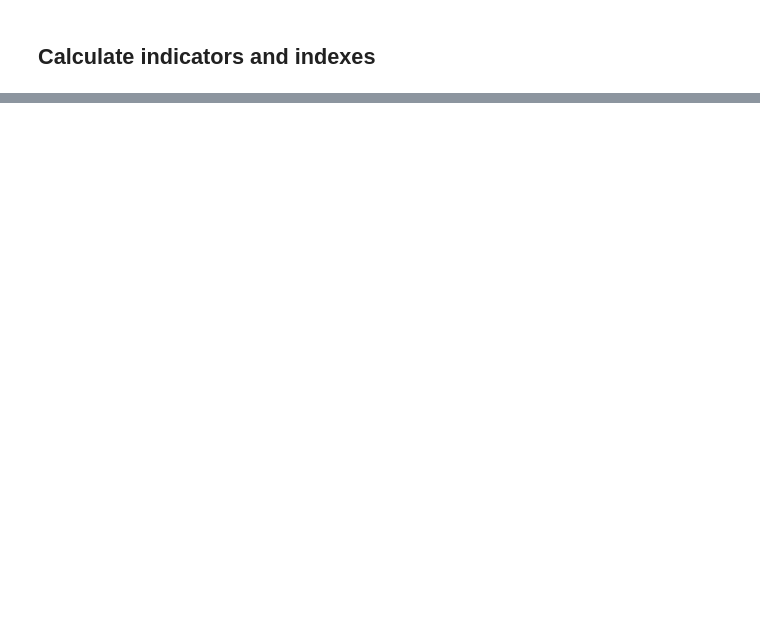
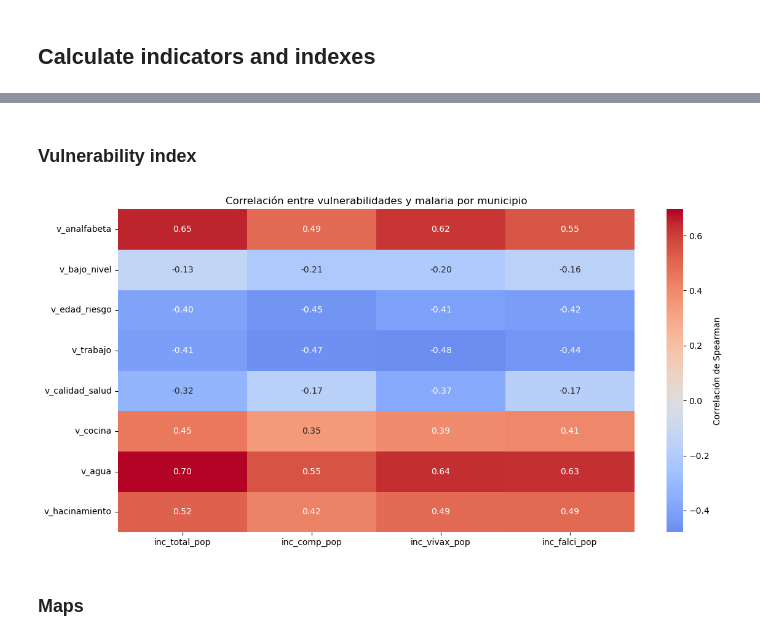
Before and after one commit to alina12358/policy-analytics-assessment, a Jupyter notebook: analysis.ipynb, the cells around one changed output, grey strips where cells are left out. Cells and saved outputs as stored; diff of their text form; code cells hidden in the pictures; blank space fills up the shorter version.

```diff
--- a/analysis.ipynb
+++ b/analysis.ipynb
@@ -248 +71,9 @@ df_malaria_total
+# %% [markdown]
+### Vulnerability index
+# %%
+df_vuln_mpio = build_vulnerability_index( df_malaria_total)
+# %% [output]
+[figure, added]
+# %% [markdown]
+### Maps
 # %%
```
Also changed, not shown: parts of 31 cells of this notebook, 8 other files.
